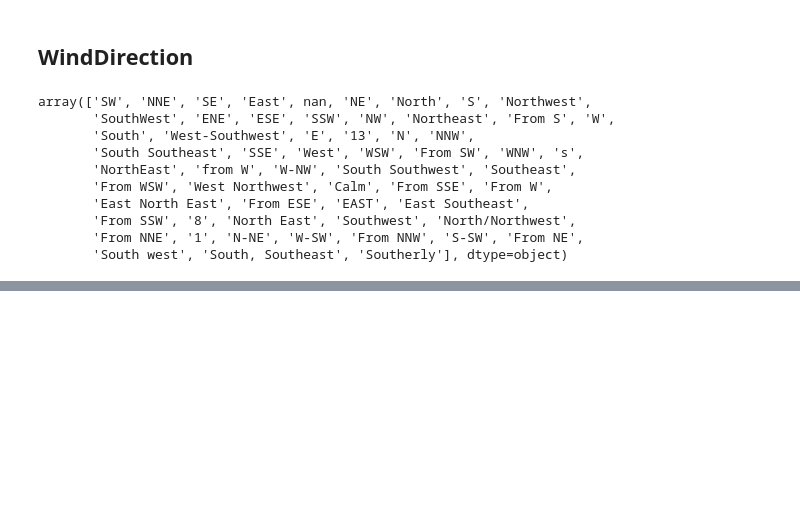
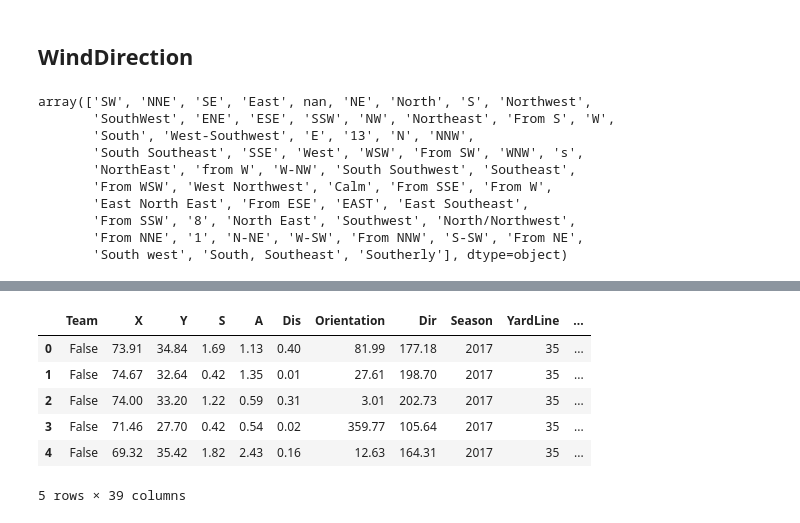
Before and after one commit to JeanArnaudRitouret/kaggle_nflbowl_yards, a Jupyter notebook: notebooks/processing.ipynb, the cells around one changed output, grey strips where cells are left out. Cells and saved outputs as stored; diff of their text form; code cells hidden in the pictures; blank space fills up the shorter version.

Commit message:
processing of numerical features and processing of all features in on function

```diff
--- a/notebooks/processing.ipynb
+++ b/notebooks/processing.ipynb
@@ -494,0 +523,3 @@ def oneHotEncoding_wind_direction(df):
+# %%
+def drop_numerical_features(df):
+    return df.drop(columns=['GameId', 'PlayId', 'JerseyNumber'], axis=1)
@@ -494,0 +528,4 @@ def oneHotEncoding_wind_direction(df):
+# %%
+def process_is_rusher(df):
+    df['IsRusher'] = df.NflId == df.NflIdRusher
+    return df.drop(columns=['NflId','NflIdRusher'])
@@ -494,0 +534,22 @@ def oneHotEncoding_wind_direction(df):
+# %%
+def process_features(df):
+    df.Team = df.Team.apply(lambda x : proc_team(x))
+    df.GameClock = df.GameClock.apply(lambda x : proc_gameclock(x))
+    df = possession_in_fieldPosition(df)
+    df = oneHotEncoding_offense_formation(df)
+    df = oneHotEncoding_position(df)
+    df.PlayDirection = df.PlayDirection.apply(lambda x : proc_play_direction(x))
+    df = proc_time_handoff_snap_and_player_age(df)
+    df.PlayerHeight = df.PlayerHeight.apply(lambda x : proc_player_height(x))
+    df = oneHotEncoding_stadium_type(df)
+    df = process_turf(df)
+    df = oneHotEncoding_game_weather(df)
+    df.WindSpeed = df.WindSpeed.apply(lambda x : process_wind_speed(x))
+    df = oneHotEncoding_wind_direction(df)
+    df = process_is_rusher(df)
+    df = drop_categorical_features(df)
+    df = drop_numerical_features(df)
+    return df
+# %%
+test = train.head().copy()
+test = process_features(test)
@@ -494,0 +576,10 @@ def oneHotEncoding_wind_direction(df):
+# %%
+test.head()
+# %% [output]
+|  | Team | X | Y | S | A | Dis | Orientation | Dir | Season | YardLine | ... |
+| 0 | False | 73.91 | 34.84 | 1.69 | 1.13 | 0.40 | 81.99 | 177.18 | 2017 | 35 | ... |
+| 1 | False | 74.67 | 32.64 | 0.42 | 1.35 | 0.01 | 27.61 | 198.70 | 2017 | 35 | ... |
+| 2 | False | 74.00 | 33.20 | 1.22 | 0.59 | 0.31 | 3.01 | 202.73 | 2017 | 35 | ... |
+| 3 | False | 71.46 | 27.70 | 0.42 | 0.54 | 0.02 | 359.77 | 105.64 | 2017 | 35 | ... |
+| 4 | False | 69.32 | 35.42 | 1.82 | 2.43 | 0.16 | 12.63 | 164.31 | 2017 | 35 | ... |
+5 rows × 39 columns
```
Also changed, not shown: parts of 16 cells of this notebook.
